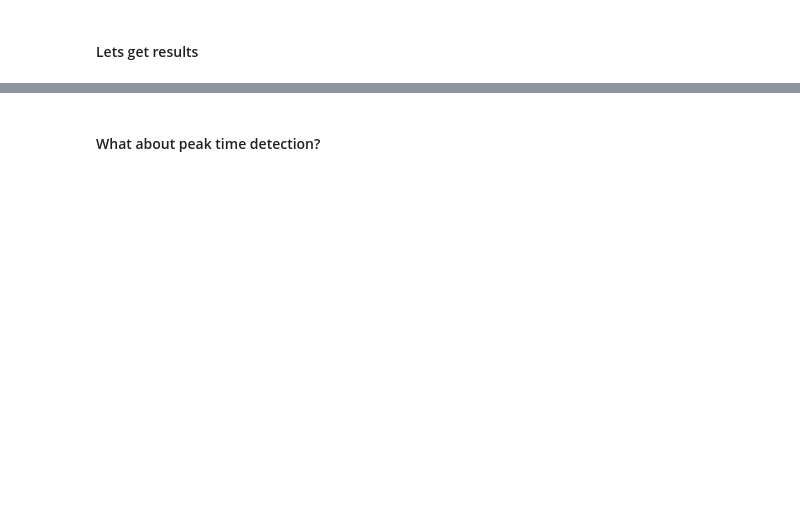
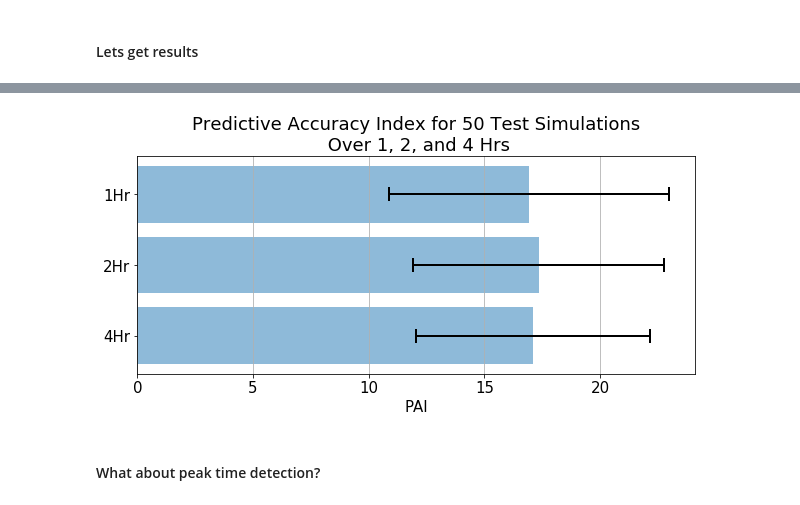
Before and after one commit to rjhosler/IUPUI-REU, a Jupyter notebook: Point Process Training w Class.ipynb, the cells around one changed output, grey strips where cells are left out. Cells and saved outputs as stored; diff of their text form; code cells hidden in the pictures; blank space fills up the shorter version.

```diff
--- a/Point Process Training w Class.ipynb
+++ b/Point Process Training w Class.ipynb
@@ -301,0 +589,53 @@ plt.show()
+# %%
+'''
+labels=['1Hr',
+        '1Hr w/sim',
+        '2Hr',
+        '2Hr w/sim',
+        '4Hr',
+        '4Hr w/sim']
+
+x_pos = np.arange(len(labels))
+CTEs = [np.mean(pai_1h),
+        np.mean(pai_1h_sim),
+        np.mean(pai_2h),
+        np.mean(pai_2h_sim),
+        np.mean(pai_4h),
+        np.mean(pai_4h_sim)]
+
+error = [np.std(pai_1h),
+         np.std(pai_1h_sim),
+         np.std(pai_2h),
+         np.std(pai_2h_sim),
+         np.std(pai_4h),
+         np.std(pai_4h_sim)]
+'''
+
+plt.rcParams.update({'font.size': 15, 'text.color' : "black",
+                     'axes.labelcolor' : "black"})
+labels=['1Hr',
+        '2Hr',
+        '4Hr']
+
+x_pos = np.arange(len(labels))
+CTEs = [np.mean(pai_1h),
+        np.mean(pai_2h),
+        np.mean(pai_4h)]
+
+error = [np.std(pai_1h),
+         np.std(pai_2h),
+         np.std(pai_4h)]
+
+fig, ax = plt.subplots(figsize=(10,4))
+# color=[11/255,122/255,117/255],
+ax.barh(x_pos, CTEs, xerr = error,alpha=0.5, ecolor='black',error_kw=dict(lw=2, capsize=7, capthick=2))
+ax.set_xlabel("PAI")
+ax.set_yticks(x_pos)
+ax.set_yticklabels(labels)
+ax.invert_yaxis()
+#ax.set_title("Average PAI for 20 predicions over 1, 2, and 4 hours \nfor 50 by 50 grid (cell size of .16 mi^2)")
+ax.xaxis.grid(True)
+plt.title("Predictive Accuracy Index for 50 Test Simulations\n Over 1, 2, and 4 Hrs")
+plt.show()
+# %% [output]
+[figure, added]
```
Also changed, not shown: parts of 40 cells of this notebook.
